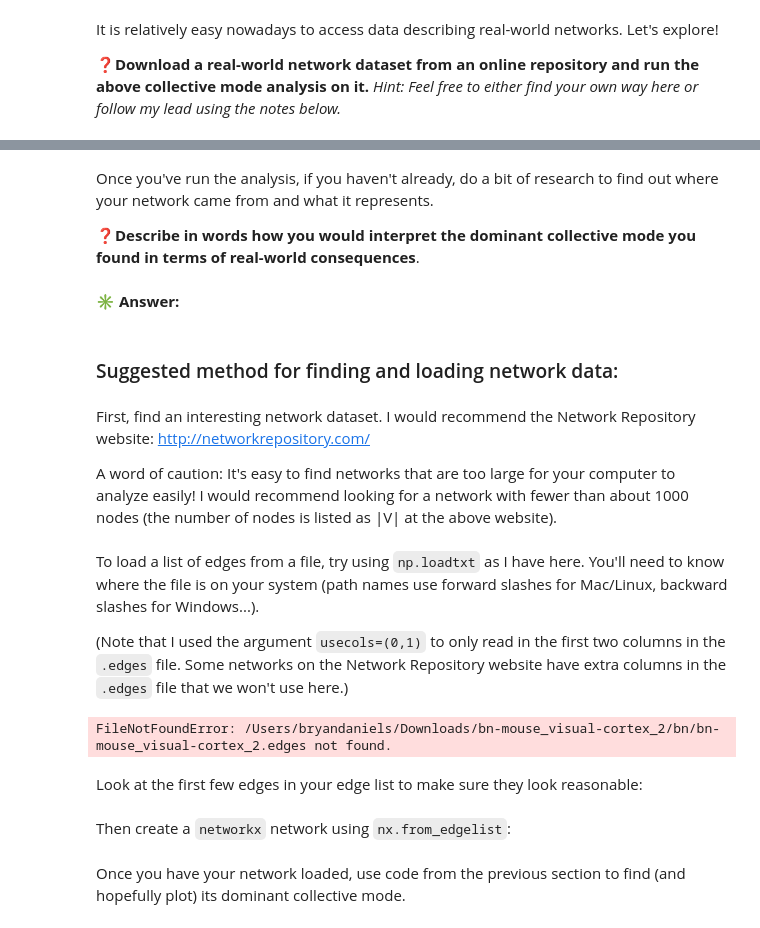
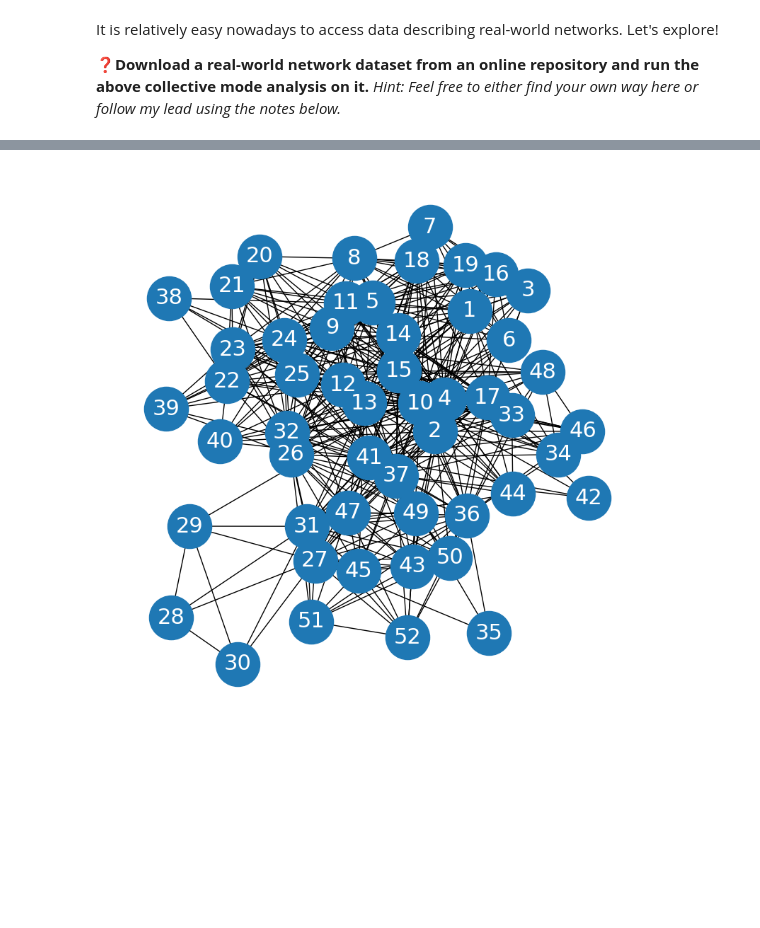
Before and after one commit to peterdresslar/CAS-503-Collectives, a Jupyter notebook: zaphod/4-SpreadingDynamics.ipynb, the cells around one changed output, grey strips where cells are left out. Saved outputs shown, nothing was run; the diff lists cells and outputs as text; code cells hidden in the pictures; blank space fills up the shorter version.

```diff
--- a/zaphod/4-SpreadingDynamics.ipynb
+++ b/zaphod/4-SpreadingDynamics.ipynb
@@ -262,23 +298,9 @@ It is relatively easy nowadays to access data describing real-world networks.  L
-# %% [markdown]
-Once you've run the analysis, if you haven't already, do a bit of research to find out where your network came from and what it represents.
-
-❓**Describe in words how you would interpret the dominant collective mode you found in terms of real-world consequences**.
-# %% [markdown]
-✳️ **Answer:**
-# %% [markdown]
-### Suggested method for finding and loading network data:
-# %% [markdown]
-First, find an interesting network dataset.  I would recommend the Network Repository website: http://networkrepository.com/
-
-A word of caution: It's easy to find networks that are too large for your computer to analyze easily!  I would recommend looking for a network with fewer than about 1000 nodes (the number of nodes is listed as |V| at the above website).
-# %% [markdown]
-To load a list of edges from a file, try using `np.loadtxt` as I have here.  You'll need to know where the file is on your system (path names use forward slashes for Mac/Linux, backward slashes for Windows...).
-
-(Note that I used the argument `usecols=(0,1)` to only read in the first two columns in the `.edges` file.  Some networks on the Network Repository website have extra columns in the `.edges` file that we won't use here.)
 # %%
-edgeFilename = Path(r'/Users/bryandaniels/Downloads/bn-mouse_visual-cortex_2/bn/bn-mouse_visual-cortex_2.edges')
-edges = np.loadtxt(edgeFilename,usecols=(0,1),dtype=int)
+edgeFilename = Path('../data/aves-sparrow-social/aves-sparrow-social.edges')
+edges = np.loadtxt(edgeFilename,dtype=int,usecols=(0,1))
+edges[:10]
+
+sparrow_G = nx.from_edgelist(edges)
+view(sparrow_G)
 # %% [output]
-FileNotFoundError: /Users/bryandaniels/Downloads/bn-mouse_visual-cortex_2/bn/bn-mouse_visual-cortex_2.edges not found.
+[figure, added]
-# %% [markdown]
-Look at the first few edges in your edge list to make sure they look reasonable:
@@ -287,2 +306,0 @@ edges[:10]
-# %% [markdown]
-Then create a `networkx` network using `nx.from_edgelist`:
@@ -293,2 +306,0 @@ view(G,node_size=400,font_size=12)
-# %% [markdown]
-Once you have your network loaded, use code from the previous section to find (and hopefully plot) its dominant collective mode.
```
Also changed, not shown: parts of 18 cells of this notebook, 5 other files.
